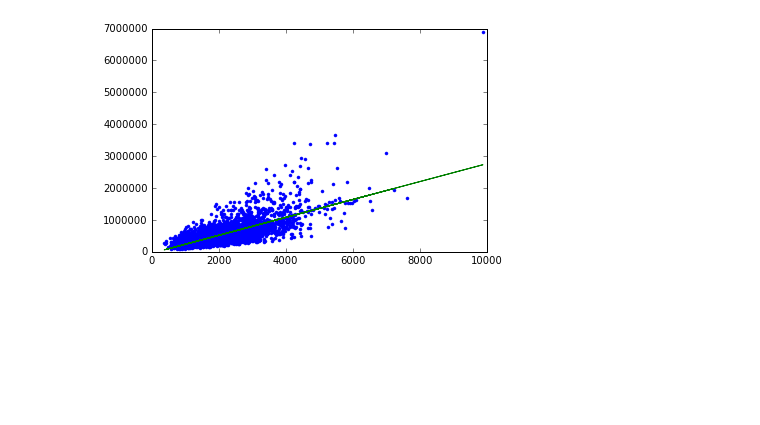
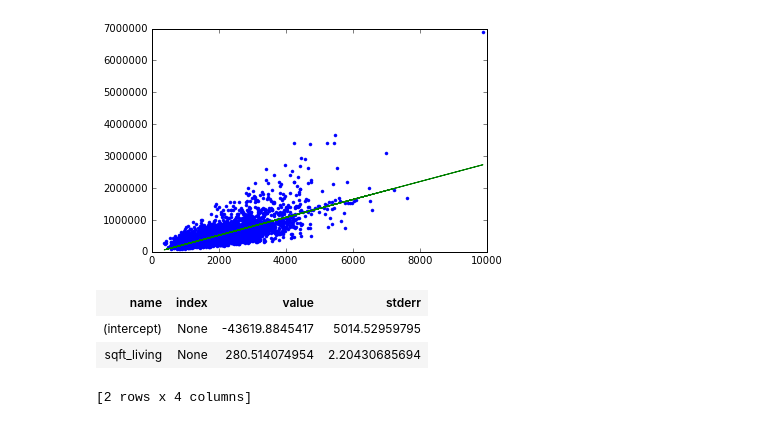
Before and after one commit to arushi-bhatt/MLSpecializationCoursera, a Jupyter notebook: MLCourse1/Week2-LInearRegressionModelling/PredictingHousePricesAssignment.ipynb, the cells around one changed output. Drawn from its saved outputs; the diff is of its cells as text; code cells hidden in the pictures; blank space fills up the shorter version.

Commit message:
studying coefficients of regression model

```diff
--- a/MLCourse1/Week2-LInearRegressionModelling/PredictingHousePricesAssignment.ipynb
+++ b/MLCourse1/Week2-LInearRegressionModelling/PredictingHousePricesAssignment.ipynb
@@ -101,3 +101,10 @@ plt.plot(test_data['sqft_living'],test_data['price'],'.',
 [<matplotlib.lines.Line2D at 0x...>,
  <matplotlib.lines.Line2D at 0x...>]
 [figure]
+# %%
+sqft_model.get('coefficients')
+# %% [output]
+| name | index | value | stderr |
+| (intercept) | None | -43619.8845417 | 5014.52959795 |
+| sqft_living | None | 280.514074954 | 2.20430685694 |
+[2 rows x 4 columns]
```
